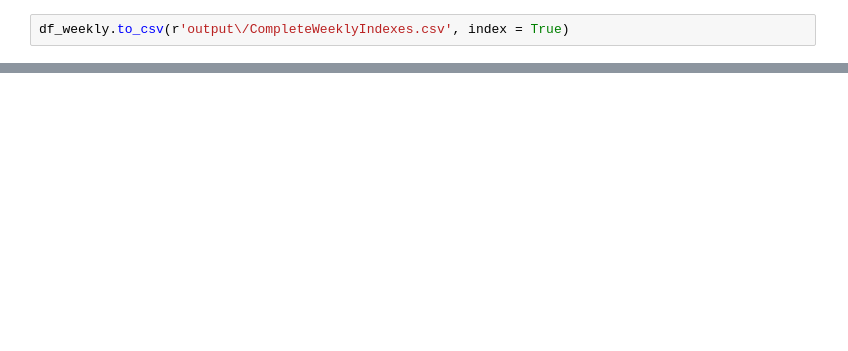
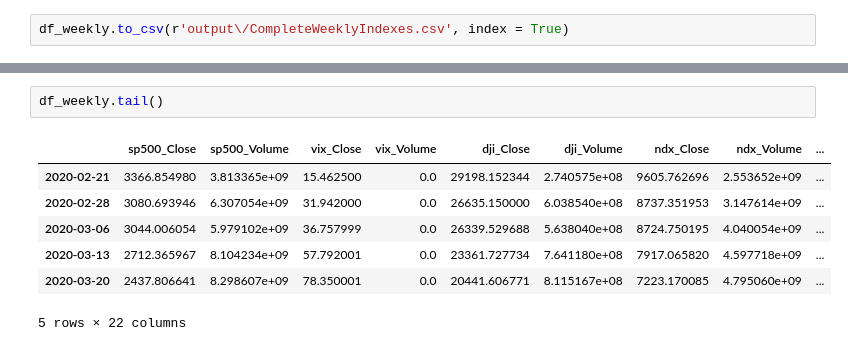
Before and after one commit to Alfieriek/MissingDataInTimeSeries, a Jupyter notebook: 03_Merging All Indexes in One Dataframe.ipynb, the cells around one changed output, grey strips where cells are left out. Saved outputs shown, nothing was run; the diff lists cells and outputs as text; blank space fills up the shorter version.

```diff
--- a/03_Merging All Indexes in One Dataframe.ipynb
+++ b/03_Merging All Indexes in One Dataframe.ipynb
@@ -300 +294,11 @@ df_weekly.describe()
 8 rows × 22 columns
+# %%
+df_weekly.tail()
+# %% [output]
+|  | sp500_Close | sp500_Volume | vix_Close | vix_Volume | dji_Close | dji_Volume | ndx_Close | ndx_Volume | ... |
+| 2020-02-21 | 3366.854980 | 3.813365e+09 | 15.462500 | 0.0 | 29198.152344 | 2.740575e+08 | 9605.762696 | 2.553652e+09 | ... |
+| 2020-02-28 | 3080.693946 | 6.307054e+09 | 31.942000 | 0.0 | 26635.150000 | 6.038540e+08 | 8737.351953 | 3.147614e+09 | ... |
+| 2020-03-06 | 3044.006054 | 5.979102e+09 | 36.757999 | 0.0 | 26339.529688 | 5.638040e+08 | 8724.750195 | 4.040054e+09 | ... |
+| 2020-03-13 | 2712.365967 | 8.104234e+09 | 57.792001 | 0.0 | 23361.727734 | 7.641180e+08 | 7917.065820 | 4.597718e+09 | ... |
+| 2020-03-20 | 2437.806641 | 8.298607e+09 | 78.350001 | 0.0 | 20441.606771 | 8.115167e+08 | 7223.170085 | 4.795060e+09 | ... |
+5 rows × 22 columns
```
Also changed, not shown: parts of 5 cells of this notebook, 22 other files.
